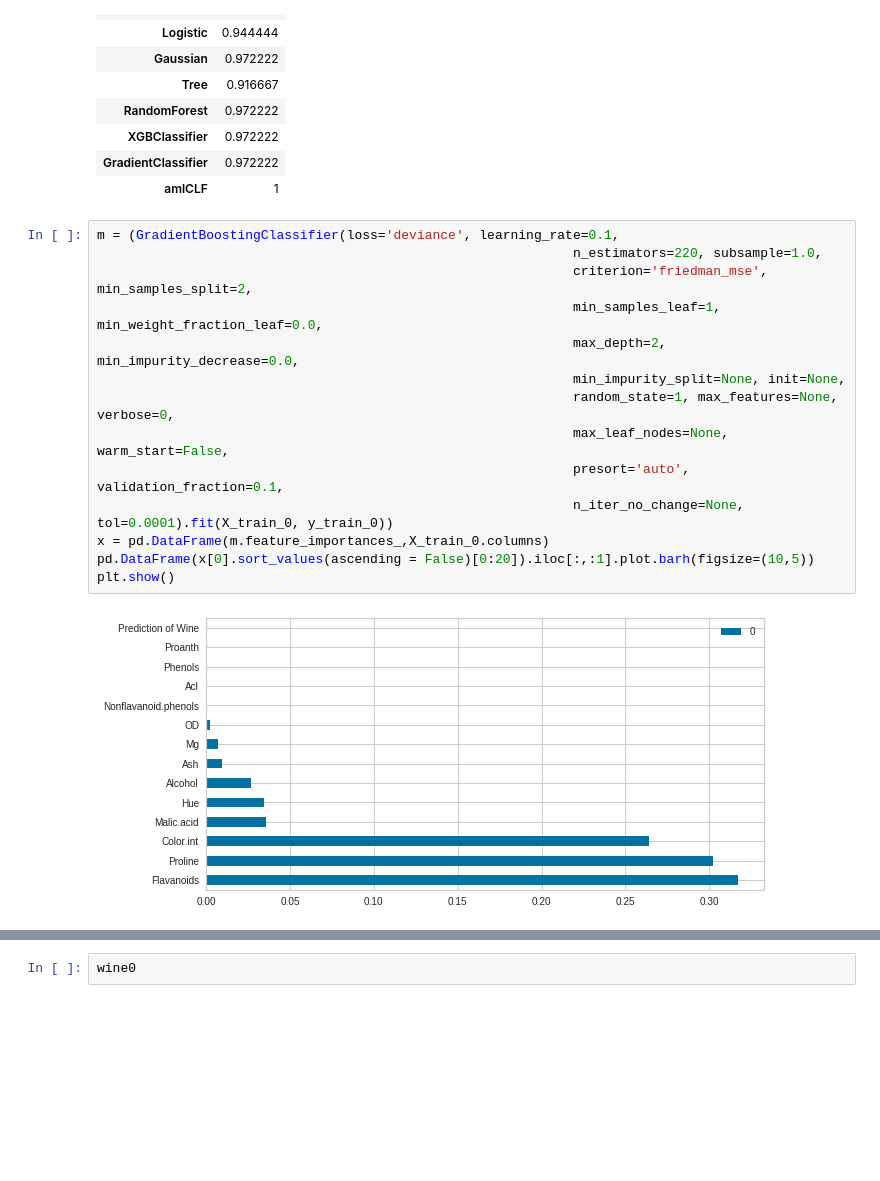
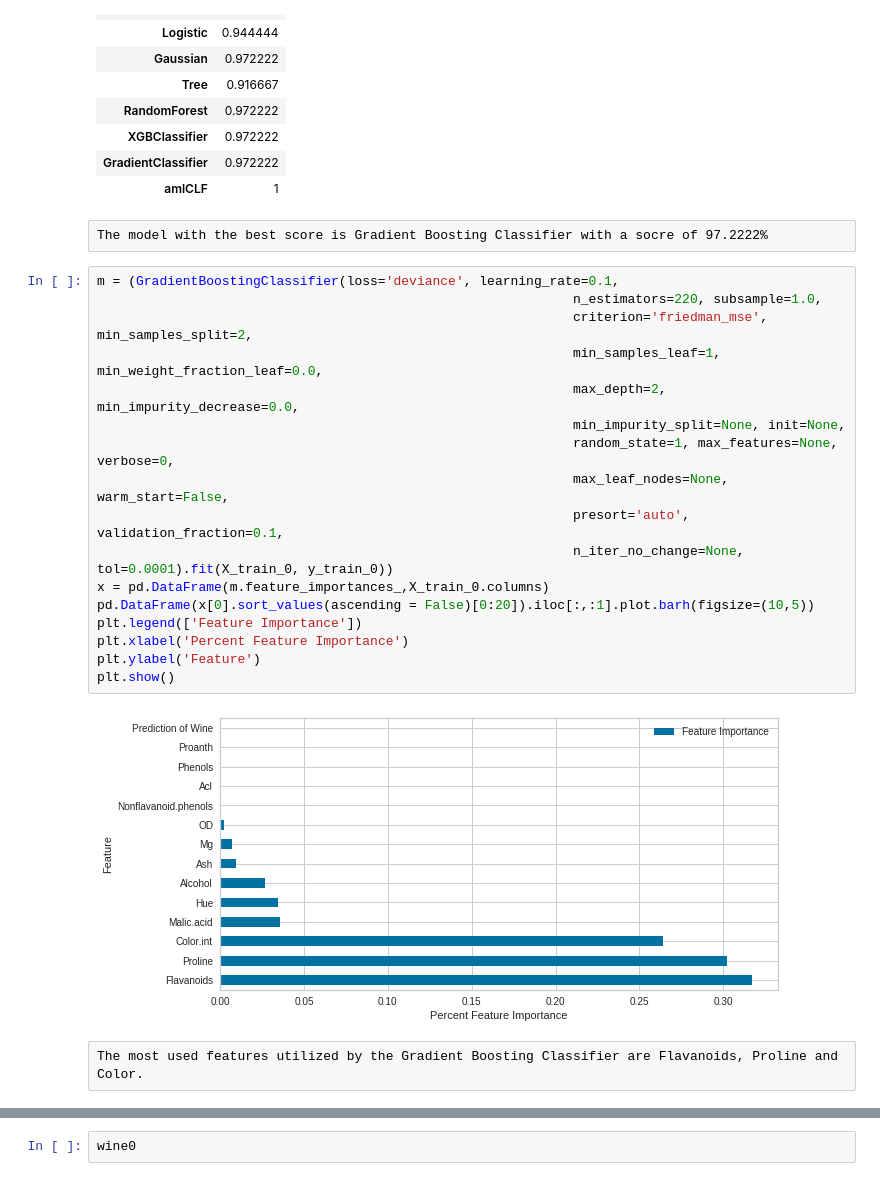
Before and after one commit to Michaels72/Wine_Clustering_Classification, a Jupyter notebook: Wine.ipynb, the cells around one changed output, grey strips where cells are left out. Drawn from its saved outputs; the diff is of its cells as text; blank space fills up the shorter version.

```diff
--- a/Wine.ipynb
+++ b/Wine.ipynb
@@ -800,22 +802,29 @@ score_df_classification
 | XGBClassifier | 0.972222 |
 | GradientClassifier | 0.972222 |
 | amlCLF | 1 |
+# %% [raw]
+The model with the best score is Gradient Boosting Classifier with a socre of 97.2222%
 # %%
 m = (GradientBoostingClassifier(loss='deviance', learning_rate=0.1,
                                                              n_estimators=220, subsample=1.0,
                                                              criterion='friedman_mse', min_samples_split=2,
                                                              min_samples_leaf=1, min_weight_fraction_leaf=0.0,
                                                              max_depth=2, min_impurity_decrease=0.0,
                                                              min_impurity_split=None, init=None,
                                                              random_state=1, max_features=None, verbose=0,
                                                              max_leaf_nodes=None, warm_start=False,
                                                              presort='auto', validation_fraction=0.1,
                                                              n_iter_no_change=None, tol=0.0001).fit(X_train_0, y_train_0))
 x = pd.DataFrame(m.feature_importances_,X_train_0.columns)
 pd.DataFrame(x[0].sort_values(ascending = False)[0:20]).iloc[:,:1].plot.barh(figsize=(10,5))
+plt.legend(['Feature Importance'])
+plt.xlabel('Percent Feature Importance')
+plt.ylabel('Feature')
 plt.show()
 # %% [output]
-[figure, old version]
+[figure, new version]
+# %% [raw]
+The most used features utilized by the Gradient Boosting Classifier are Flavanoids, Proline and Color.
 # %%
 import keras
 from keras.layers import Dense
```
Also changed, not shown: parts of 22 cells of this notebook.
